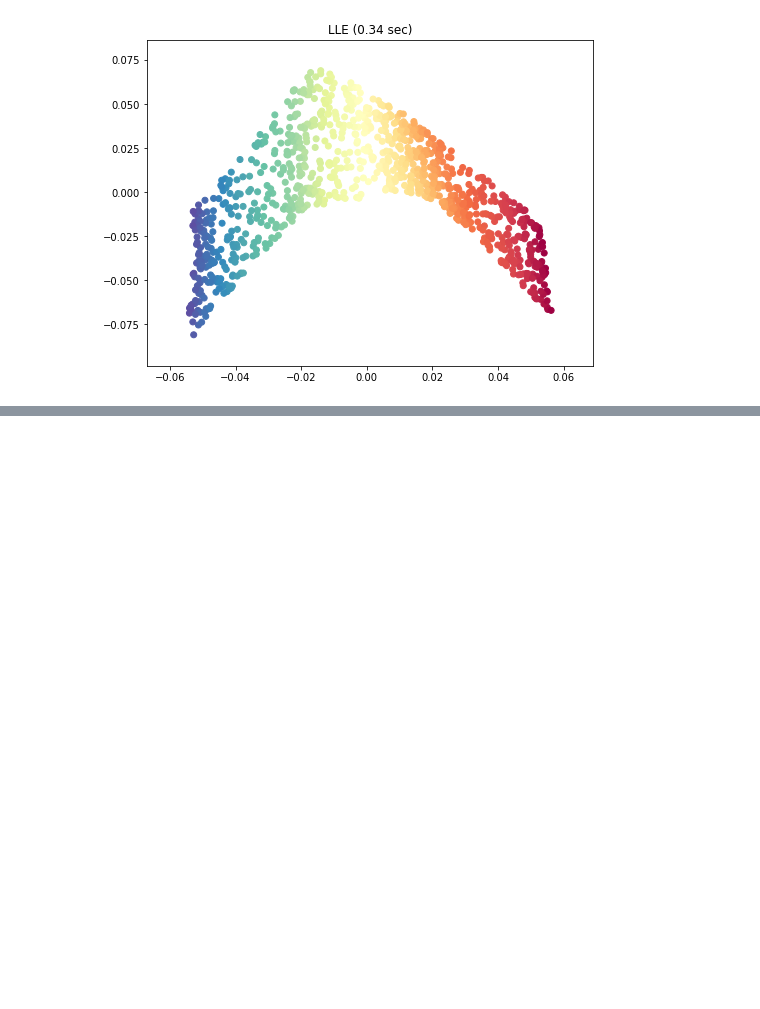
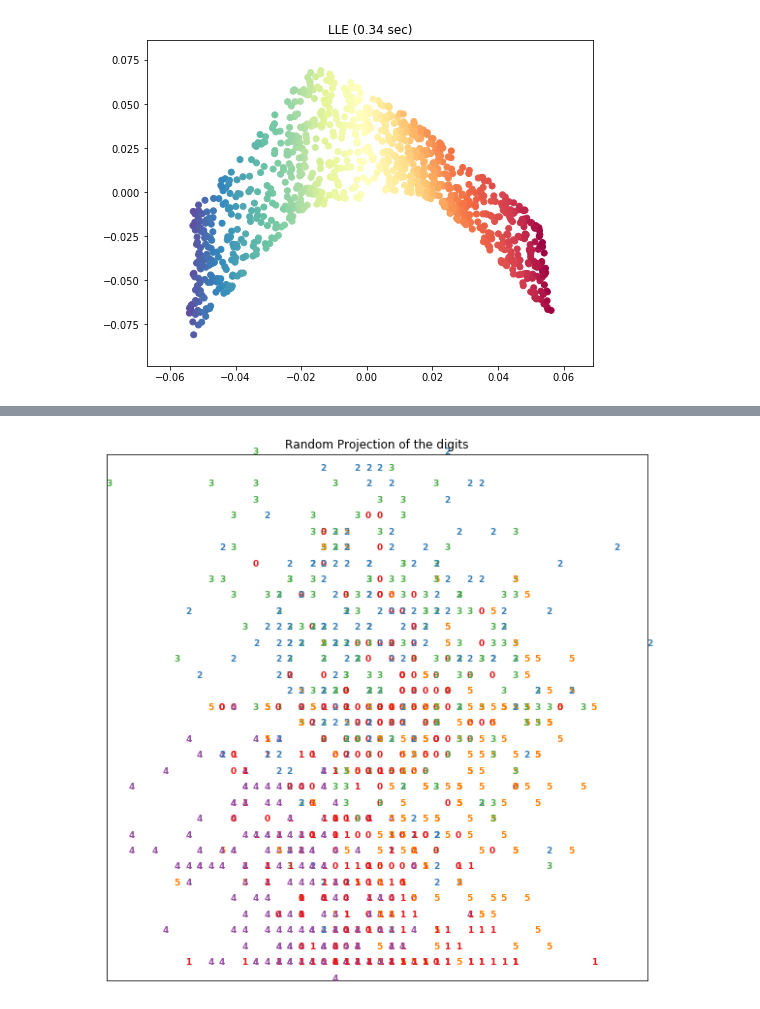
Before and after one commit to ainesmile/Machine-Learning, a Jupyter notebook: MY_LLE_FAILED.ipynb, the cells around one changed output, grey strips where cells are left out. Saved outputs shown, nothing was run; the diff lists cells and outputs as text; code cells hidden in the pictures; blank space fills up the shorter version.

```diff
--- a/MY_LLE_FAILED.ipynb
+++ b/MY_LLE_FAILED.ipynb
@@ -136,0 +179,22 @@ plt.show()
+# %%
+def plot_embedding(X, title=None):
+    x_min, x_max = np.min(X, 0), np.max(X, 0)
+    X = (X - x_min) / (x_max - x_min)
+
+    plt.figure(figsize=(10, 8))
+#     ax = plt.subplot(111)
+    for i in range(X.shape[0]):
+        plt.text(X[i, 0], X[i, 1], str(y[i]),
+                 color=plt.cm.Set1(y[i] / 10.),
+                 fontdict={'weight': 'bold', 'size': 9})
+    plt.xticks([]), plt.yticks([])
+    if title is not None:
+        plt.title(title)
+# %%
+# 1. random projection
+
+rp = random_projection.SparseRandomProjection(n_components=2, random_state=42)
+X_projected = rp.fit_transform(X)
+plot_embedding(X_projected, "Random Projection of the digits")
+# %% [output]
+[figure, added]
```
Also changed, not shown: parts of 10 cells of this notebook.
